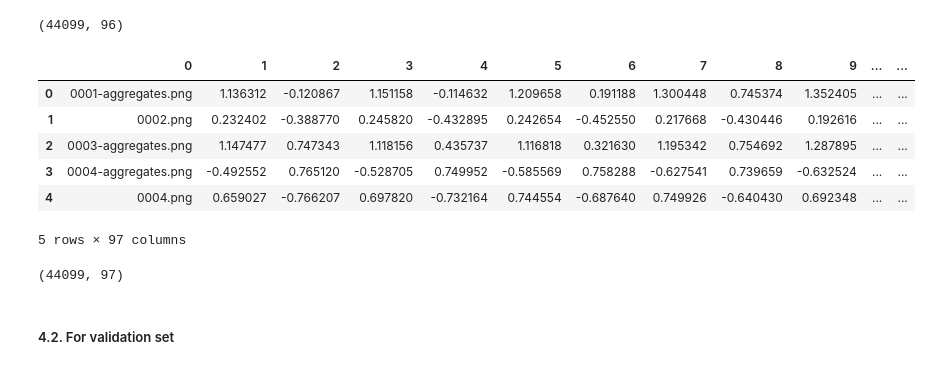
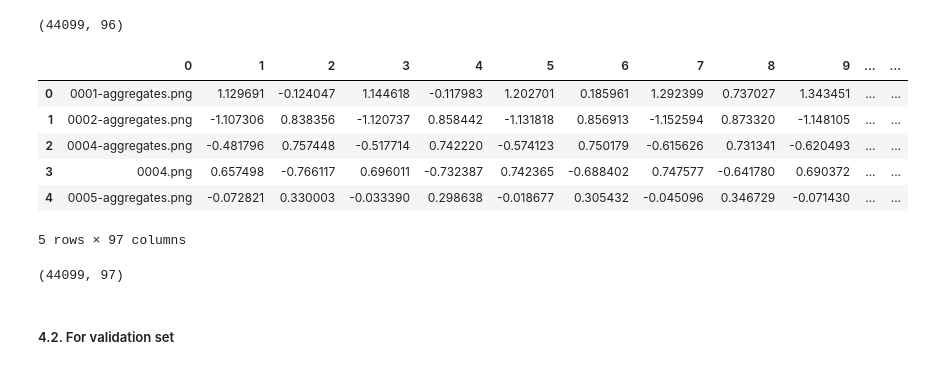
Before and after one commit to ledvic/_Plankton_Zooscan-Machine_Learning, a Jupyter notebook: _pyscripts/extract_gabor_filter_for_dataset.ipynb, the cells around one changed output. Drawn from its saved outputs; the diff is of its cells as text; code cells hidden in the pictures.

```diff
--- a/_pyscripts/extract_gabor_filter_for_dataset.ipynb
+++ b/_pyscripts/extract_gabor_filter_for_dataset.ipynb
@@ -417,3 +411,10 @@ The ‘%store’ command saves the specified variable. Now if we restart the Jup
+# %%
+with open("..//_inputs//_image_features//new//Gabor_train_list_fold2.pkl", "wb") as f:
+    pickle.dump(gabor_train_list, f)
+# %%
+# load gabor descripors
+with open("..//_inputs//_image_features//new//Gabor_train_list_fold2.pkl", "rb") as f:
+    gabor_train_list = pickle.load(f)
 # %%
 np.asarray(gabor_train_list).shape
 # %% [output]
@@ -424,22 +425,22 @@ std_scale_train = preprocessing.StandardScaler().fit(gabor_train_list)
 # %%
 # Save in file
 X_gabor_std_train = std_scale_train.transform(gabor_train_list)
 X_gabor_train_dff = pd.DataFrame(data = X_gabor_std_train)
 X_gabor_train_df = pd.DataFrame(data = dfFoldTraining_1["short_filenames"])
 
 X_gabor_train_df = pd.concat([X_gabor_train_df,X_gabor_train_dff], axis=1)
 X_gabor_train_df.columns = pd.RangeIndex(X_gabor_train_df.columns.size)
 
 display(X_gabor_train_df.head(5), X_gabor_train_df.shape)
 
-X_gabor_train_df.to_csv("..//_inputs//_image_features//new//X-gabor_std_96-train-fold_1.csv", header=False, index=False)
+X_gabor_train_df.to_csv("..//_inputs//_image_features//new//X-gabor_std_96-train-fold_2.csv", header=False, index=False)
 # %% [output]
 |  | 0 | 1 | 2 | 3 | 4 | 5 | 6 | 7 | 8 | 9 | ... | ... |
-| 0 | 0001-aggregates.png | 1.136312 | -0.120867 | 1.151158 | -0.114632 | 1.209658 | 0.191188 | 1.300448 | 0.745374 | 1.352405 | ... | ... |
-| 1 | 0002.png | 0.232402 | -0.388770 | 0.245820 | -0.432895 | 0.242654 | -0.452550 | 0.217668 | -0.430446 | 0.192616 | ... | ... |
-| 2 | 0003-aggregates.png | 1.147477 | 0.747343 | 1.118156 | 0.435737 | 1.116818 | 0.321630 | 1.195342 | 0.754692 | 1.287895 | ... | ... |
-| 3 | 0004-aggregates.png | -0.492552 | 0.765120 | -0.528705 | 0.749952 | -0.585569 | 0.758288 | -0.627541 | 0.739659 | -0.632524 | ... | ... |
-| 4 | 0004.png | 0.659027 | -0.766207 | 0.697820 | -0.732164 | 0.744554 | -0.687640 | 0.749926 | -0.640430 | 0.692348 | ... | ... |
+| 0 | 0001-aggregates.png | 1.129691 | -0.124047 | 1.144618 | -0.117983 | 1.202701 | 0.185961 | 1.292399 | 0.737027 | 1.343451 | ... | ... |
+| 1 | 0002-aggregates.png | -1.107306 | 0.838356 | -1.120737 | 0.858442 | -1.131818 | 0.856913 | -1.152594 | 0.873320 | -1.148105 | ... | ... |
+| 2 | 0004-aggregates.png | -0.481796 | 0.757448 | -0.517714 | 0.742220 | -0.574123 | 0.750179 | -0.615626 | 0.731341 | -0.620493 | ... | ... |
+| 3 | 0004.png | 0.657498 | -0.766117 | 0.696011 | -0.732387 | 0.742365 | -0.688402 | 0.747577 | -0.641780 | 0.690372 | ... | ... |
+| 4 | 0005-aggregates.png | -0.072821 | 0.330003 | -0.033390 | 0.298638 | -0.018677 | 0.305432 | -0.045096 | 0.346729 | -0.071430 | ... | ... |
 5 rows × 97 columns
 (44099, 97)
 # %% [markdown]
```
Also changed, not shown: parts of 68 cells of this notebook, 3 other files.
